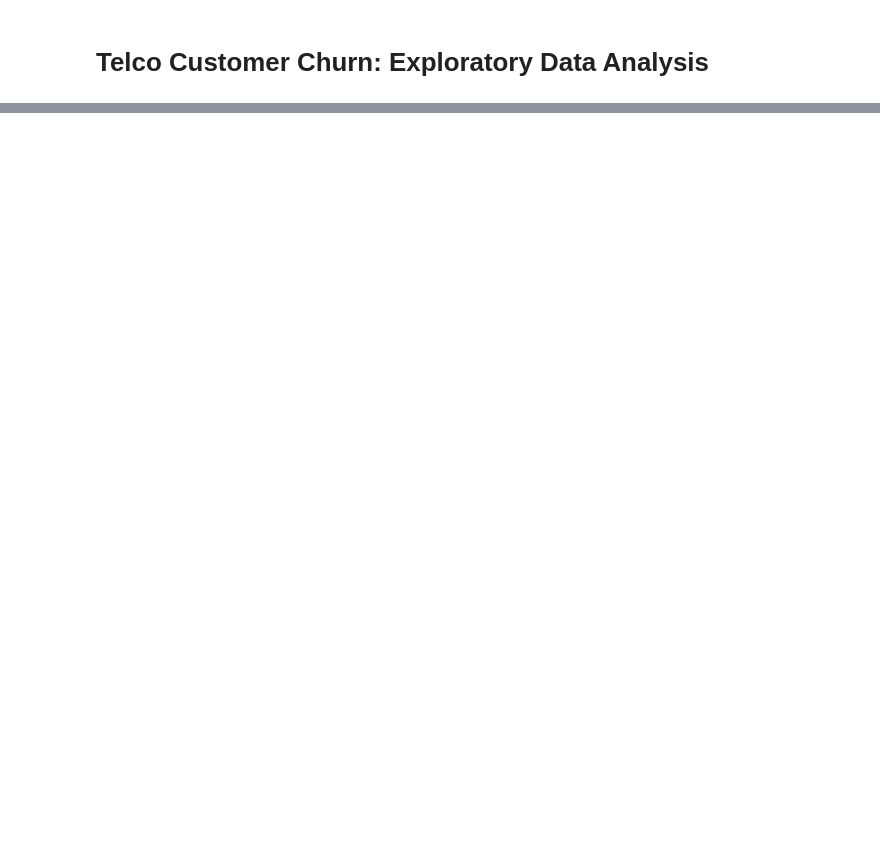
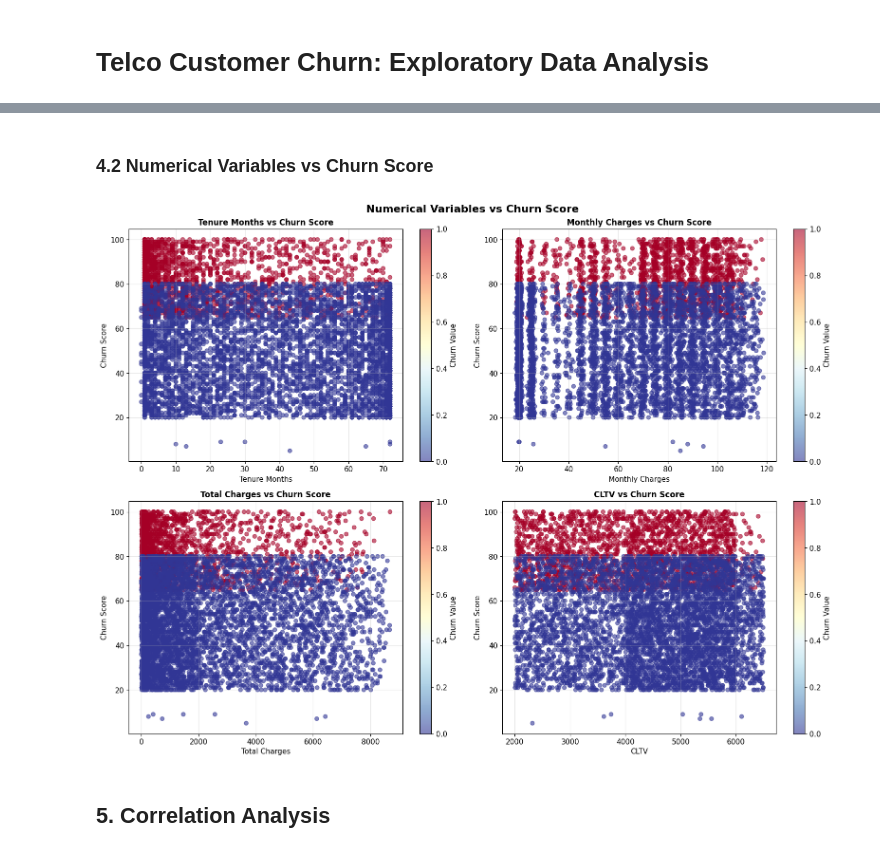
Before and after one commit to lintosunny/churn-x, a Jupyter notebook: ml/notebooks/eda.ipynb, the cells around one changed output, grey strips where cells are left out. Cells and saved outputs as stored; diff of their text form; code cells hidden in the pictures; blank space fills up the shorter version.

```diff
--- a/ml/notebooks/eda.ipynb
+++ b/ml/notebooks/eda.ipynb
@@ -186,0 +415,28 @@ df.to_csv(r"C:\Users\linto\Code\churn-x\telcoData\cleaned_Telco_customer_churn.c
+# %% [markdown]
+### 4.2 Numerical Variables vs Churn Score
+# %%
+# Scatter plots: Numerical variables vs Churn Score
+fig, axes = plt.subplots(2, 2, figsize=(16, 12))
+axes = axes.ravel()
+
+numerical_cols_scatter = ['Tenure Months', 'Monthly Charges', 'Total Charges', 'CLTV']
+
+for i, col in enumerate(numerical_cols_scatter):
+    scatter = axes[i].scatter(df_clean[col], df_clean['Churn Score'],
+                             c=df_clean['Churn Value'], cmap='RdYlBu_r',
+                             alpha=0.6)
+    axes[i].set_xlabel(col)
+    axes[i].set_ylabel('Churn Score')
+    axes[i].set_title(f'{col} vs Churn Score', fontsize=12, fontweight='bold')
+    axes[i].grid(alpha=0.3)
+
+    # Add colorbar
+    plt.colorbar(scatter, ax=axes[i], label='Churn Value')
+
+plt.suptitle('Numerical Variables vs Churn Score', fontsize=16, fontweight='bold')
+plt.tight_layout()
+plt.show()
+# %% [output]
+[figure, added]
+# %% [markdown]
+## 5. Correlation Analysis
```
Also changed, not shown: parts of 70 cells of this notebook, 8 other files.
